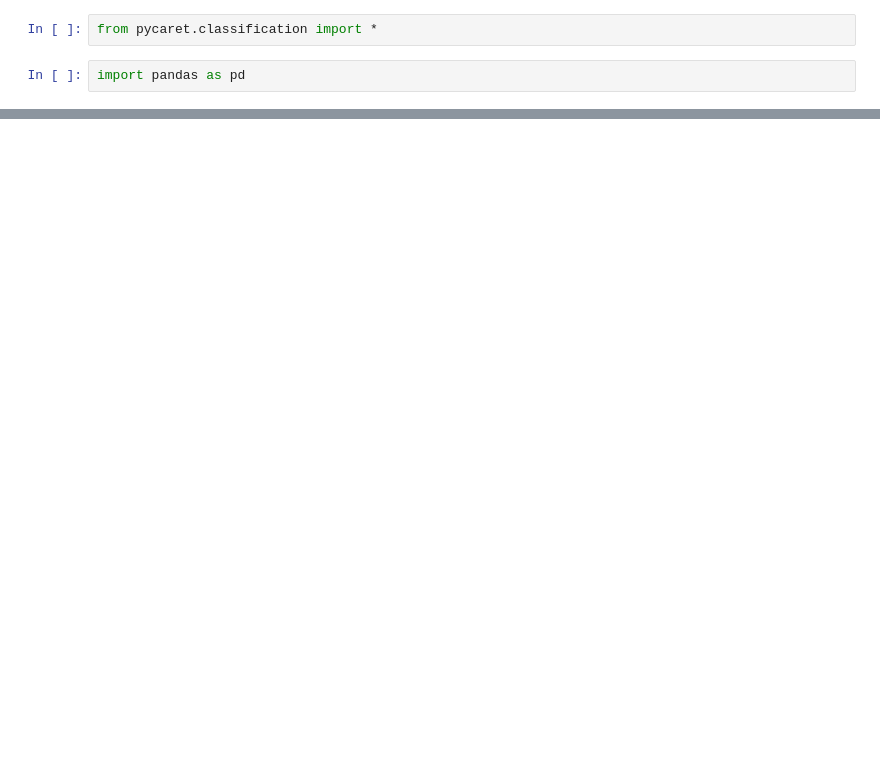
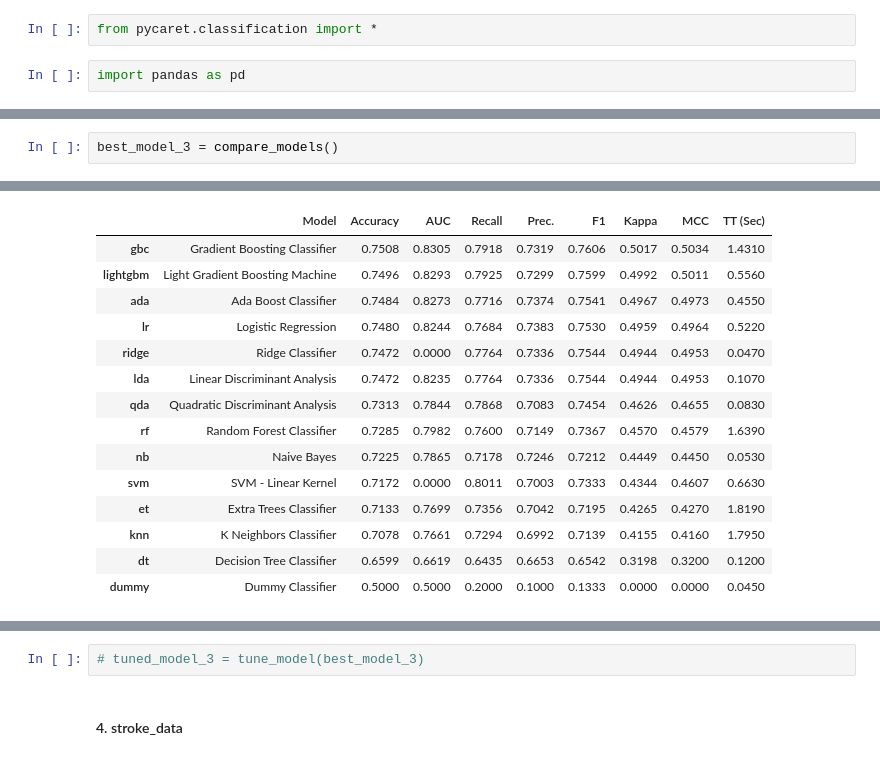
Before and after one commit to saifudienrosyid/finalproject_KKPM, a Jupyter notebook: halo.ipynb, the cells around one changed output, grey strips where cells are left out. Drawn from its saved outputs; the diff is of its cells as text; blank space fills up the shorter version.

```diff
--- a/halo.ipynb
+++ b/halo.ipynb
@@ -76,0 +145,3 @@ Fitting 10 folds for each of 10 candidates, totalling 100 fits
+# %%
+best_model_3 = compare_models()
+# %% [output]
@@ -76,0 +149,15 @@ Fitting 10 folds for each of 10 candidates, totalling 100 fits
+|  | Model | Accuracy | AUC | Recall | Prec. | F1 | Kappa | MCC | TT (Sec) |
+| gbc | Gradient Boosting Classifier | 0.7508 | 0.8305 | 0.7918 | 0.7319 | 0.7606 | 0.5017 | 0.5034 | 1.4310 |
+| lightgbm | Light Gradient Boosting Machine | 0.7496 | 0.8293 | 0.7925 | 0.7299 | 0.7599 | 0.4992 | 0.5011 | 0.5560 |
+| ada | Ada Boost Classifier | 0.7484 | 0.8273 | 0.7716 | 0.7374 | 0.7541 | 0.4967 | 0.4973 | 0.4550 |
+| lr | Logistic Regression | 0.7480 | 0.8244 | 0.7684 | 0.7383 | 0.7530 | 0.4959 | 0.4964 | 0.5220 |
+| ridge | Ridge Classifier | 0.7472 | 0.0000 | 0.7764 | 0.7336 | 0.7544 | 0.4944 | 0.4953 | 0.0470 |
+| lda | Linear Discriminant Analysis | 0.7472 | 0.8235 | 0.7764 | 0.7336 | 0.7544 | 0.4944 | 0.4953 | 0.1070 |
+| qda | Quadratic Discriminant Analysis | 0.7313 | 0.7844 | 0.7868 | 0.7083 | 0.7454 | 0.4626 | 0.4655 | 0.0830 |
+| rf | Random Forest Classifier | 0.7285 | 0.7982 | 0.7600 | 0.7149 | 0.7367 | 0.4570 | 0.4579 | 1.6390 |
+| nb | Naive Bayes | 0.7225 | 0.7865 | 0.7178 | 0.7246 | 0.7212 | 0.4449 | 0.4450 | 0.0530 |
+| svm | SVM - Linear Kernel | 0.7172 | 0.0000 | 0.8011 | 0.7003 | 0.7333 | 0.4344 | 0.4607 | 0.6630 |
+| et | Extra Trees Classifier | 0.7133 | 0.7699 | 0.7356 | 0.7042 | 0.7195 | 0.4265 | 0.4270 | 1.8190 |
+| knn | K Neighbors Classifier | 0.7078 | 0.7661 | 0.7294 | 0.6992 | 0.7139 | 0.4155 | 0.4160 | 1.7950 |
+| dt | Decision Tree Classifier | 0.6599 | 0.6619 | 0.6435 | 0.6653 | 0.6542 | 0.3198 | 0.3200 | 0.1200 |
+| dummy | Dummy Classifier | 0.5000 | 0.5000 | 0.2000 | 0.1000 | 0.1333 | 0.0000 | 0.0000 | 0.0450 |
@@ -76,0 +165,4 @@ Fitting 10 folds for each of 10 candidates, totalling 100 fits
+# %%
+# tuned_model_3 = tune_model(best_model_3)
+# %% [markdown]
+#### 4. stroke_data
```
Also changed, not shown: parts of 25 cells of this notebook, 7 other files.
